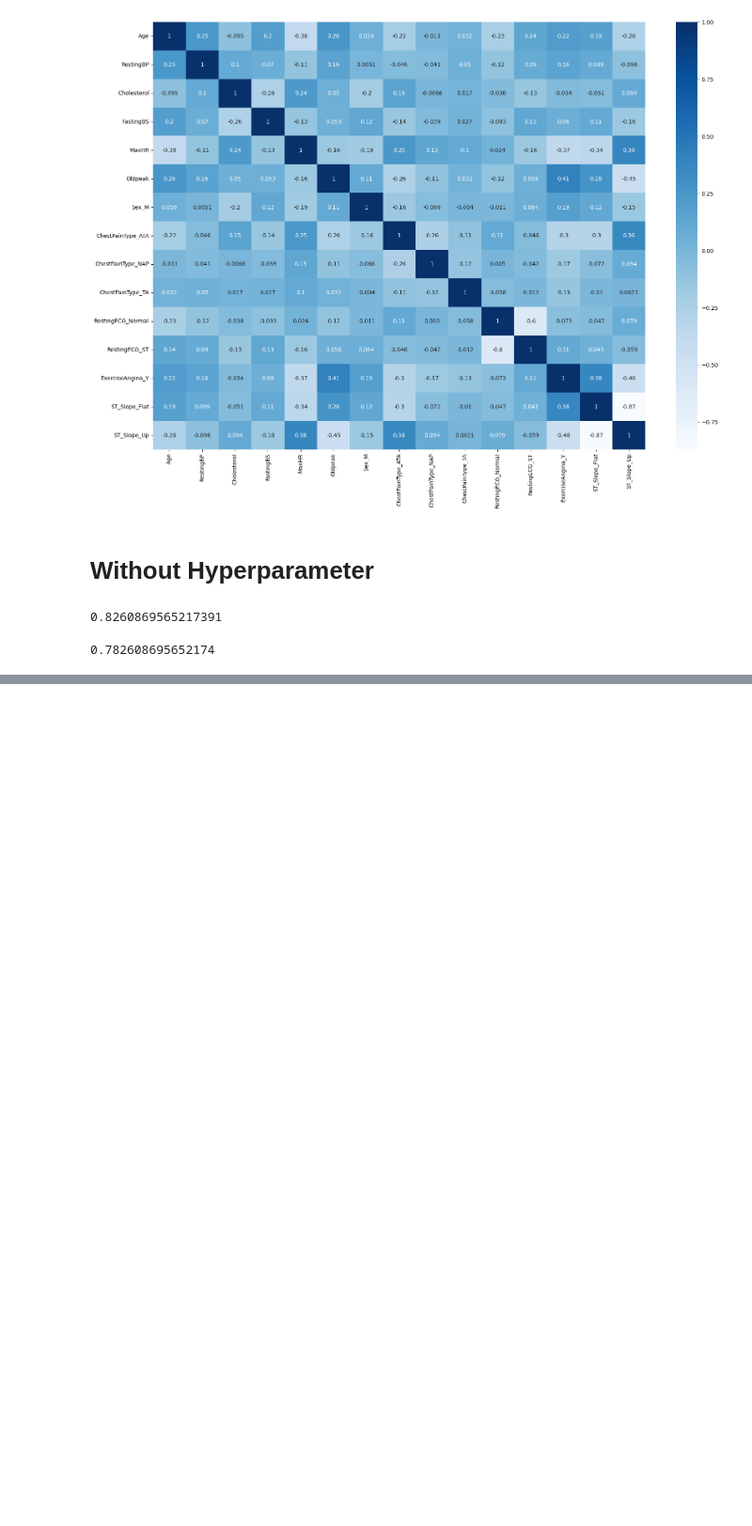
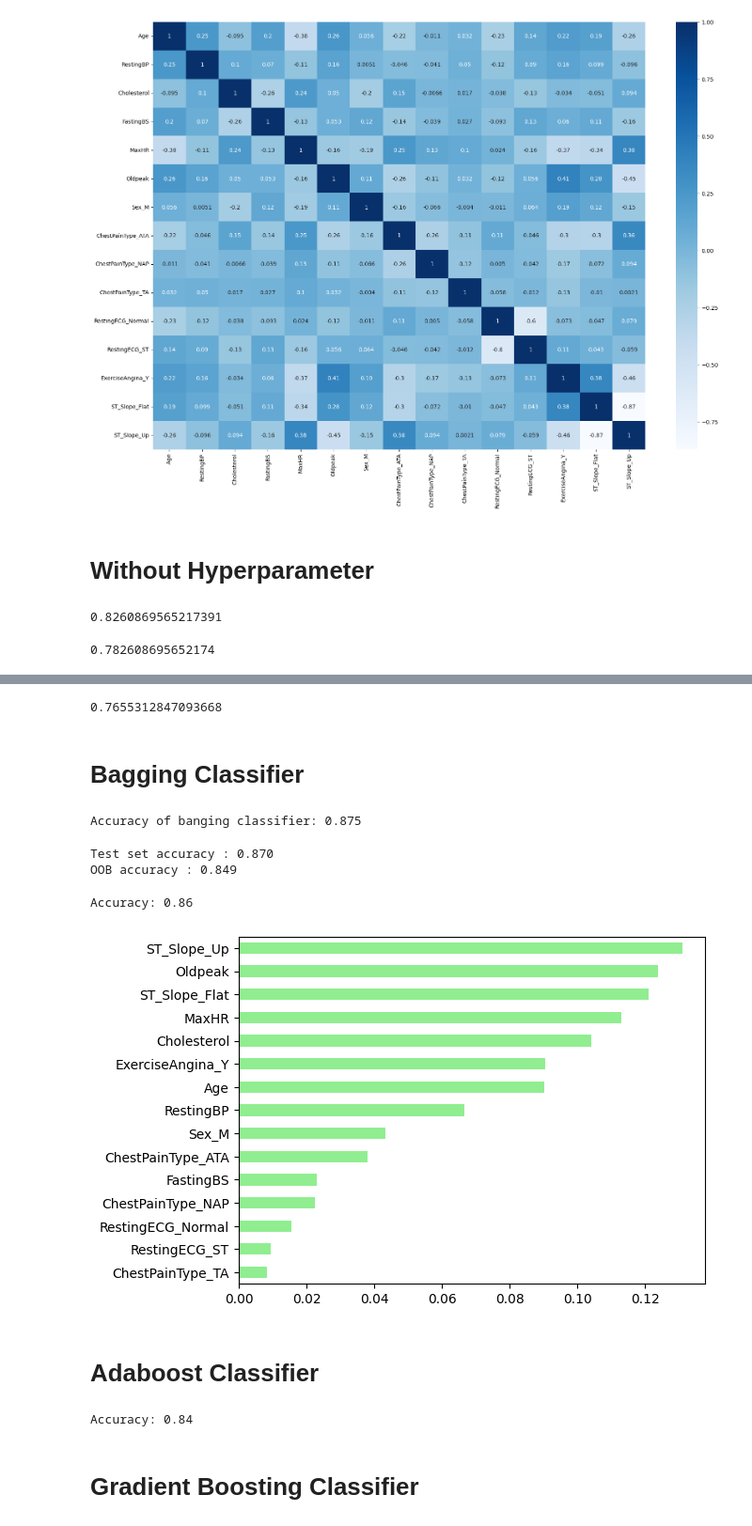
Before and after one commit to Ihaxxxx/Machine-Learning, a Jupyter notebook: Machine Learning with Tree-Based Models in Python/Practice/Heart Failure/index.ipynb, the cells around one changed output, grey strips where cells are left out. Shown at 94% size. Cells and saved outputs as stored; diff of their text form; code cells hidden in the pictures; blank space fills up the shorter version.

```diff
--- a/Machine Learning with Tree-Based Models in Python/Practice/Heart Failure/index.ipynb
+++ b/Machine Learning with Tree-Based Models in Python/Practice/Heart Failure/index.ipynb
@@ -178,0 +239,80 @@ classifiers = [('logistic Regression', lr ), ("K Nearest Neighbours" , knn)]
+# %%
+dt = DecisionTreeClassifier(random_state=42)
+
+MSE_CV = cross_val_score(dt,X_train,y_train,cv=10,scoring='accuracy',n_jobs=-1)
+
+accuracy_score_cv = MSE_CV.mean()
+
+print(accuracy_score_cv)
+# %% [output]
+0.7655312847093668
+# %% [markdown]
+# Bagging Classifier
+# %%
+bc = BaggingClassifier(n_estimators=300,n_jobs=-1)
+bc.fit(X_train,y_train)
+
+y_pred = bc.predict(X_test)
+
+accuracy = accuracy_score(y_test,y_pred)
+
+print("Accuracy of banging classifier: {:.3f}".format(accuracy))
+# %% [output]
+Accuracy of banging classifier: 0.875
+# %%
+bc = BaggingClassifier(estimator=dt,oob_score=True,n_estimators=300,n_jobs=-1)
+
+bc.fit(X_train,y_train)
+
+y_pred = bc.predict(X_test)
+
+test_accuracy = accuracy_score(y_test,y_pred)
+
+oob_accuracy = bc.oob_score_
+
+print("Test set accuracy : {:.3f}".format(test_accuracy))
+
+print("OOB accuracy : {:.3f}".format(oob_accuracy))
+# %% [output]
+Test set accuracy : 0.870
+OOB accuracy : 0.849
+# %%
+rf_classifier = RandomForestClassifier(n_estimators=100,random_state=1)
+
+rf_classifier.fit(X_train,y_train)
+y_pred = rf_classifier.predict(X_test)
+
+accuracy = accuracy_score(y_test, y_pred)
+
+print(f"Accuracy: {accuracy:.2f}")
+# %% [output]
+Accuracy: 0.86
+# %%
+# Create a pd.Series of features importances
+importances_rf = pd.Series(rf_classifier.feature_importances_,index=df.drop("HeartDisease",axis=1).columns)
+
+# Sort importances_rf
+sorted_importances_rf = importances_rf.sort_values()
+
+# Make a horizontal bar plot
+sorted_importances_rf.plot(kind='barh',color='lightgreen')
+
+plt.show()
+# %% [output]
+[figure, added]
+# %% [markdown]
+# Adaboost Classifier
+# %%
+adb_clf = AdaBoostClassifier(estimator=dt,n_estimators=100)
+
+adb_clf.fit(X_train,y_train)
+
+y_pred = adb_clf.predict(X_test)
+
+accuracy = accuracy_score(y_test, y_pred)
+
+print(f"Accuracy: {accuracy:.2f}")
+# %% [output]
+Accuracy: 0.84
+# %% [markdown]
+# Gradient Boosting Classifier
```
Also changed, not shown: parts of 9 cells of this notebook, 2 other files.
